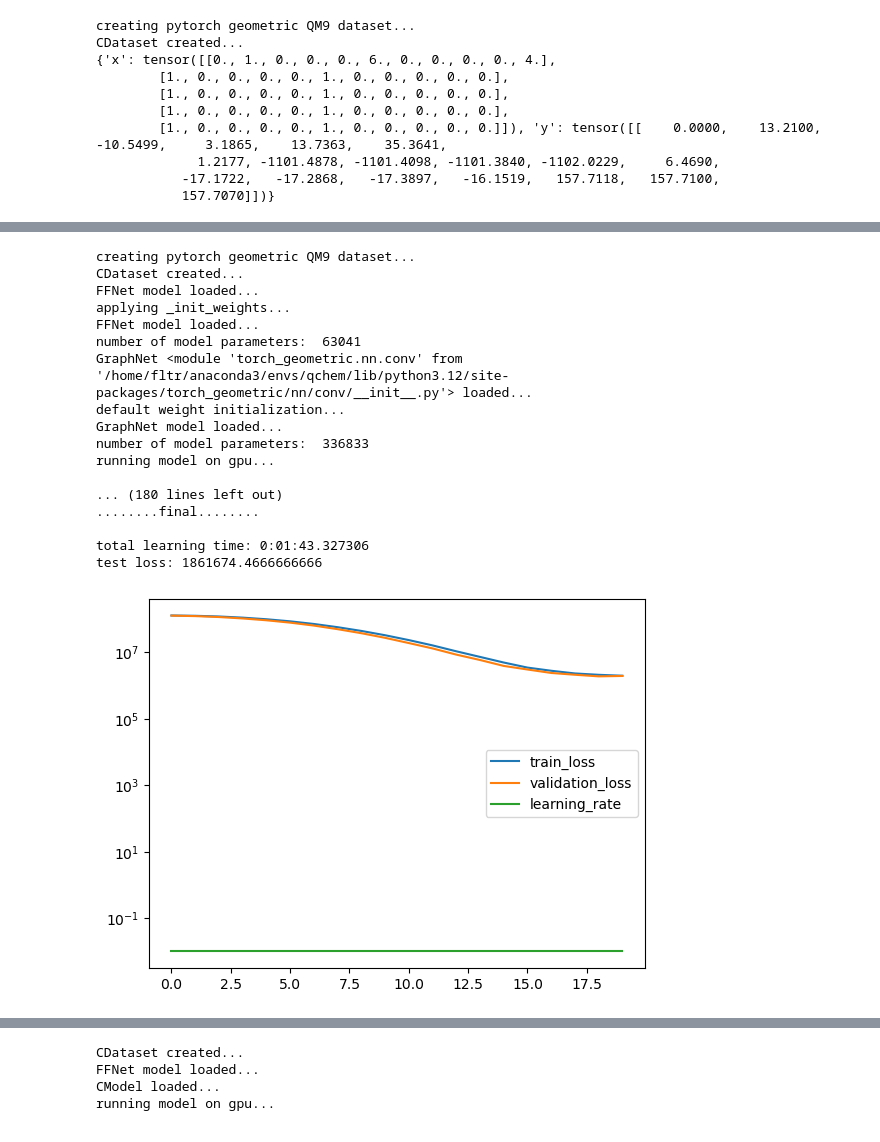
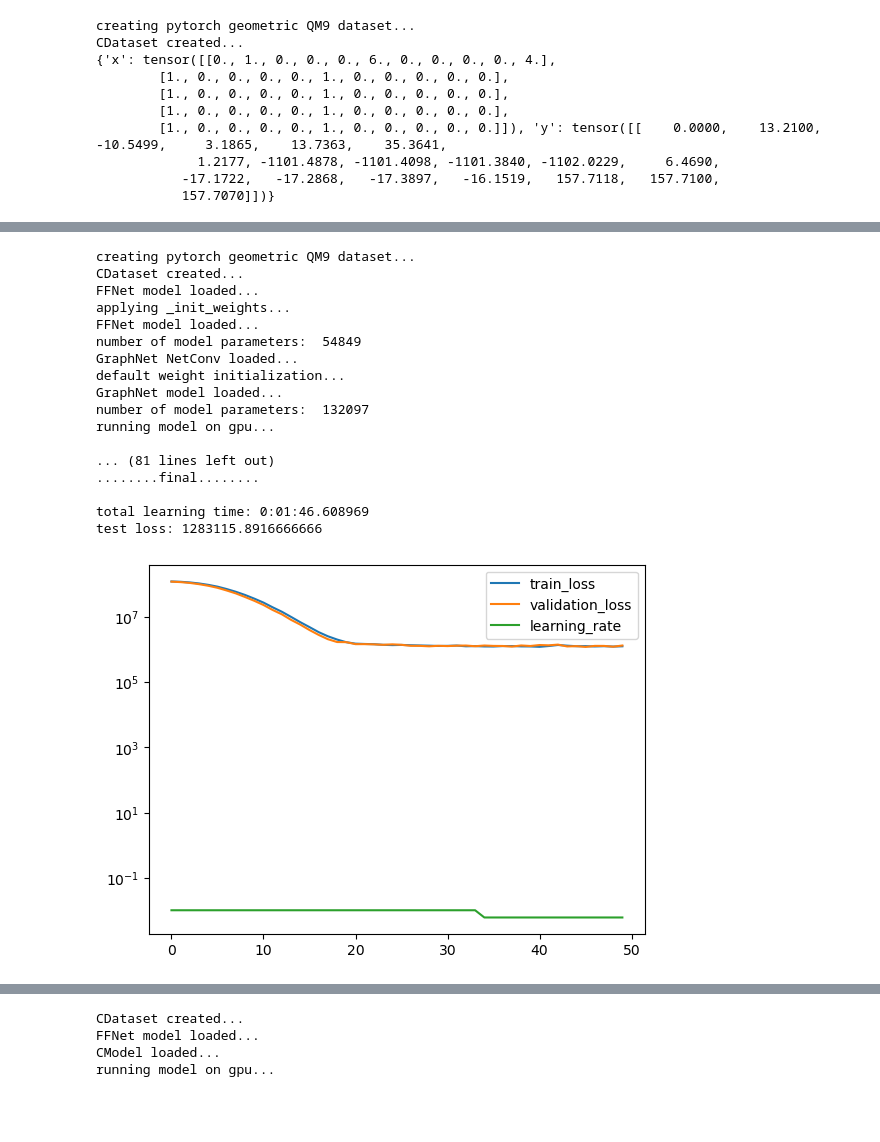
Before and after one commit to icanswim/qchem, a Jupyter notebook: experiment.ipynb, the cells around one changed output, grey strips where cells are left out. Drawn from its saved outputs; the diff is of its cells as text; code cells hidden in the pictures.

Commit message:
graphnet upgrades in progress.  needs testing.

```diff
--- a/experiment.ipynb
+++ b/experiment.ipynb
@@ -427,5 +436,5 @@ test loss: 172.60845947265625
 # %%
-# qchem PyG dataset wrapper (PGDS) with qchem model (GraphNet)
+# PyG dataset wrapper (PGDS) with qchem model (GraphNet)
 # NetConv convolutions with edge features
 # extract, transform, load, model, metrics, display
 
@@ -444,21 +453,24 @@ class IndexY(T.BaseTransform):
 
 model_param = {'in_channels': 11,
                'hidden': 128,
-               'out_channels': 1,
+               'out_channels': 64,
                'depth': 2,
                'convolution': 'NetConv', # uses edge features
-               'pool': 'MeanAggregation',
-               'dropout': .1,
-               'activation': 'relu',
-               'edge_features': 4,
-               }
+               'pooling': 'global_mean_pool',
+               'conv_act': 'ReLU',
+               'dropout': .3,
+               'activation': 'ReLU',
+               'layer_param': {'edge_features': 4},
+               'ffn_param': {'in_channels': 64,
+                             'hidden': 128,
+                             'out_channels': 1}}
 
 ds_param = {'train_param': {'dataset': 'QM9',
                             'transforms': {},
                             'pg_param': {'root': './data/pyg/qm9/',
                                          'transform': T.Compose([IndexY(7)])}}}
 
-metrics_param = {'report_interval': 1,
+metrics_param = {'report_interval': 30,
                  'log_plot': True,
                  'min_lr': .0013}
 
@@ -468,39 +480,39 @@ crit_param = {'reduction': 'sum'}
 
 sample_param = {'set_seed': 88,
                 'subset': .1,
                 'splits': (.7, .15)}
 
 sched_param = {'factor': .6,
                'patience': 5,
                'cooldown': 5,
                'min_lr': .00125}
 
 
 l = Learn([PGDS], GraphNet, Selector,
           Optimizer=Adam, Scheduler=ReduceLROnPlateau, Criterion=MSELoss, DataLoader=DataLoader,
           model_param=model_param, ds_param=ds_param, sample_param=sample_param,
           opt_param=opt_param, sched_param=sched_param, crit_param=crit_param,
-          metrics_param=metrics_param, batch_size=128, epochs=20)
+          metrics_param=metrics_param, batch_size=128, epochs=50)
 
 # cosmosis qm9 feature U0 is in hartree while pyg qm9 U0 (y[7]) is in eV
 # hartree * 27.2114 = eV
 # %% [output]
 creating pytorch geometric QM9 dataset...
 CDataset created...
 FFNet model loaded...
 applying _init_weights...
 FFNet model loaded...
-number of model parameters:  63041
-GraphNet <module 'torch_geometric.nn.conv' from '/home/fltr/anaconda3/envs/qchem/lib/python3.12/site-packages/torch_geometric/nn/conv/__init__.py'> loaded...
+number of model parameters:  54849
+GraphNet NetConv loaded...
 default weight initialization...
 GraphNet model loaded...
-number of model parameters:  336833
+number of model parameters:  132097
 running model on gpu...
 
-... (180 lines left out)
+... (81 lines left out)
 ........final........
 
-total learning time: 0:01:43.327306
-test loss: 1861674.4666666666
+total learning time: 0:01:46.608969
+test loss: 1283115.8916666666
-[figure, old version]
+[figure, new version]
 # %%
```
Also changed, not shown: parts of 19 cells of this notebook, 3 other files.
